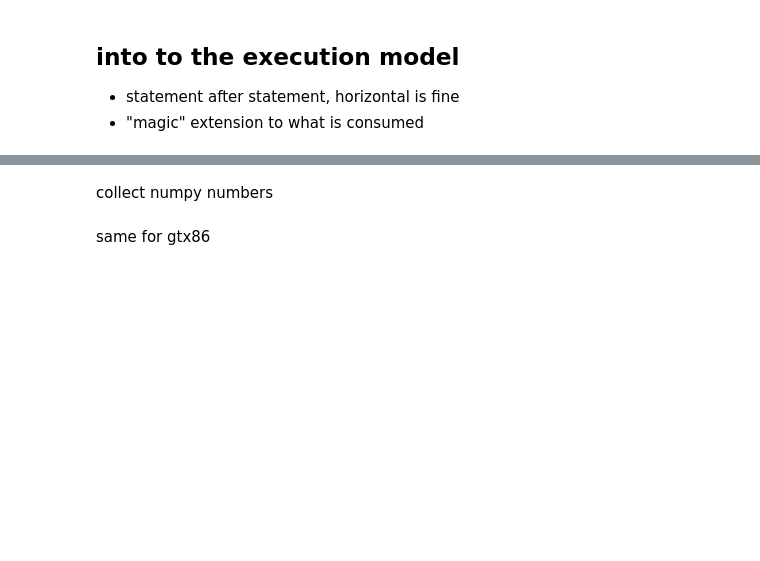
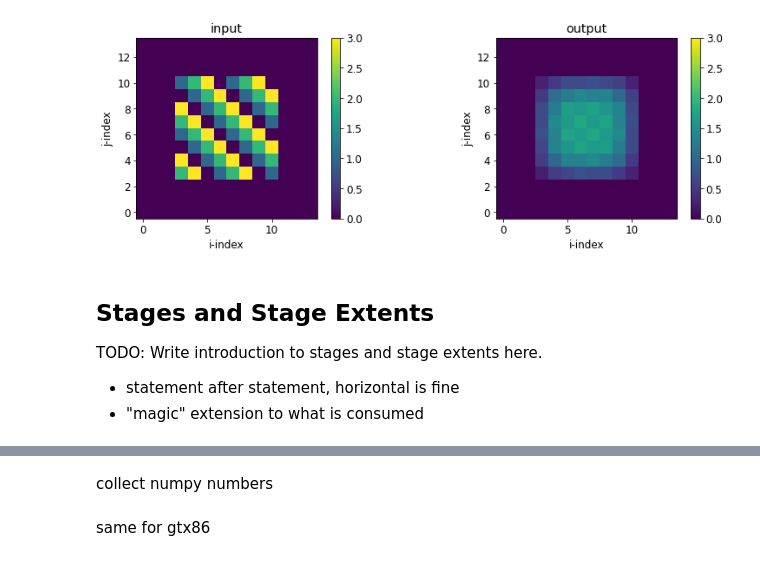
Before and after one commit to ai2cm/dsl_workshop, a Jupyter notebook: notebooks/Session-A1.2.ipynb, the cells around one changed output, grey strips where cells are left out. Cells and saved outputs as stored; diff of their text form; code cells hidden in the pictures; blank space fills up the shorter version.

```diff
--- a/notebooks/Session-A1.2.ipynb
+++ b/notebooks/Session-A1.2.ipynb
@@ -82,4 +138,52 @@ Output
+# %%
+# REMOVE - Solution
+
+# setup
+nhalo = 3
+nx, ny, nz = 8, 8, 1
+backend = "numpy"
+
+# stencils
+@gtscript.stencil(backend=backend)
+def laplacian(in_field: Field[np.float64], out_field: Field[np.float64]):
+    with computation(PARALLEL), interval(...):
+        out_field = (-4. * in_field +
+            in_field[1, 0, 0] + in_field[-1, 0, 0] +
+            in_field[0, 1, 0] + in_field[0, -1, 0])
+
+@gtscript.stencil(backend=backend)
+def euler_step(in_field: Field[np.float64], out_field: Field[np.float64], *, alpha: np.float64):
+    with computation(PARALLEL), interval(...):
+        out_field = in_field - alpha * out_field
+
+# define storages
+origin = (nhalo, nhalo, 0)
+shape = (nx + 2*nhalo, ny + 2*nhalo, nz)
+in_field = gt4py.storage.zeros(backend, origin, shape, dtype=np.float64)
+for k in range(nz):
+    for j in range(nhalo, ny + nhalo):
+        for i in range(nhalo, nx + nhalo):
+            in_field[i, j, k] = (i + j + k) % 4
+orig_field = in_field.copy()
+out_field = gt4py.storage.zeros(backend, origin, shape, dtype=np.float64)
+tmp_field = out_field.copy()
+
+# apply stencil
+alpha = 1./32.
+for n in range(20):
+    laplacian(in_field=in_field, out_field=tmp_field, origin=(nhalo-1, nhalo-1, 0), domain=(nx+2, ny+2, nz))
+    laplacian(in_field=tmp_field, out_field=out_field, origin=(nhalo, nhalo, 0), domain=(nx, ny, nz))
+    euler_step(in_field=in_field, out_field=out_field, alpha=alpha, origin=(nhalo, nhalo, 0), domain=(nx, ny, nz))
+    in_field[:] = out_field[:]
+
+
+# visualize results
+plot_two_ij_slices(orig_field, out_field)
+# %% [output]
+[figure, added]
 # %% [markdown]
-## into to the execution model
+## Stages and Stage Extents
+
+TODO: Write introduction to stages and stage extents here.<br>
 - statement after statement, horizontal is fine
 - "magic" extension to what is consumed
```
Also changed, not shown: parts of 22 cells of this notebook, 1 other file.
